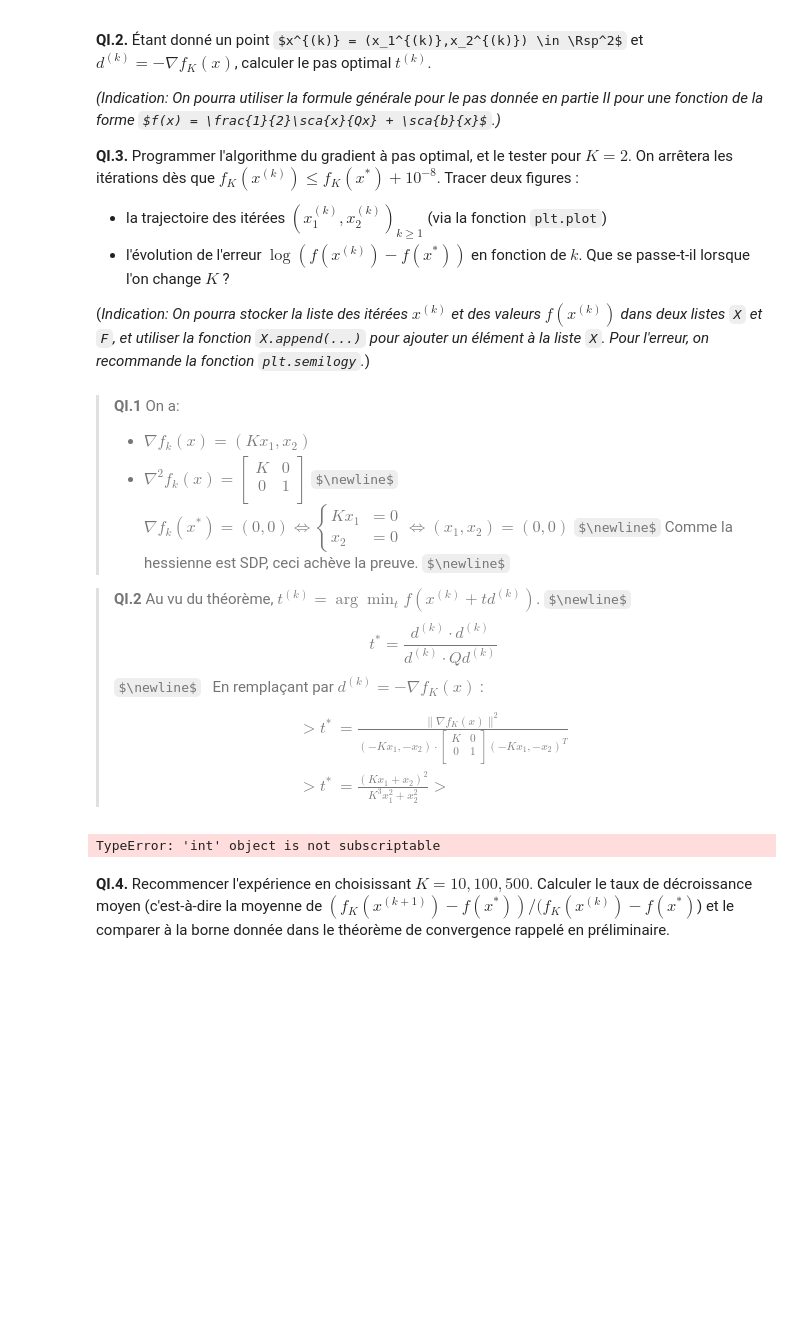
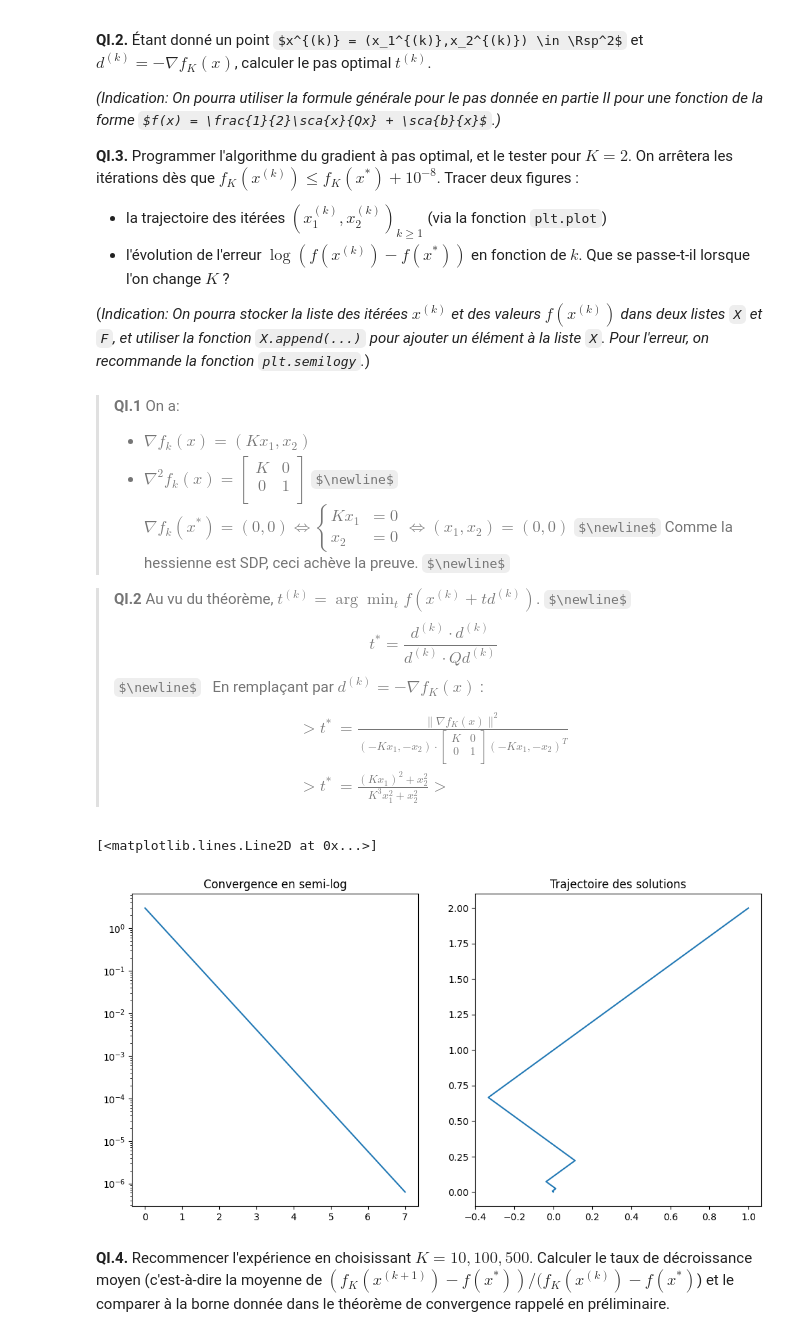
Before and after one commit to aboissie/Algorithms-for-Optimization-, a Jupyter notebook: TP1/tp1-sujet.ipynb, the cells around one changed output. Saved outputs shown, nothing was run; the diff lists cells and outputs as text; code cells hidden in the pictures; some formulas as TeX source; blank space fills up the shorter version.

```diff
--- a/TP1/tp1-sujet.ipynb
+++ b/TP1/tp1-sujet.ipynb
@@ -100,32 +100,42 @@ x_2  &= 0
 > En remplaçant par $d^{(k)} = - \nabla f_K(x)$ :
 > \begin{align}
 > t^{*} &= \frac{\lVert \nabla f_K(x) \rVert^{2} }{(- Kx_1, - x_2) \cdot \begin{bmatrix} K & 0 \\ 0 & 1 \\ \end{bmatrix} (- Kx_1, - x_2)^{T}} \\
-> t^{*} &= \frac{(Kx_1 + x_2)^{2}}{K^{3} x_1^{2} + x_2^{2}}
+> t^{*} &= \frac{(Kx_1)^2 + x_2^2}{K^{3} x_1^{2} + x_2^{2}}
 > \end{align}
 # %%
 # on importe les modules numpy et pyplot
 import numpy as np
 import matplotlib.pyplot as plt
 # les deux commandes suivante paramètrent l'affichage des figures
 %matplotlib inline
 plt.rcParams['figure.figsize'] = [9.,6.]
 
 # initialiser les variables K,Q, x0, fmin
 K = 2.
 X = [] # tableau pour stocker la liste des itérées x^k
 F = [] # tableau pour stocker la liste des valeurs f(x^k)
 x = np.array([1.,K])
 
 Q = np.array([[K, 0], [0, 1]])
-f = lambda x: 1/2 * (K * x[0]**2 + x[1]**2)
+f = lambda x: (K * x[0]**2 + x[1]**2) / 2
 
-while(f(x) > f(0) + 10e-8):
+while(f(x) > f([0, 0]) + 10e-8):
     F.append(f(x))
     X.append(x)
     d = - Q.dot(x)
-    t = (K * x[0] + x[1])**2 / (K**3 * x[0]**2 + x[1]**2)
-    x = x + t * d
+    t = ((K * x[0])**2 + x[1]**2) / (K**3 * x[0]**2 + x[1]**2)
+    x = np.array(x + t * d)
+
+plt.figure(figsize = (12, 6))
+plt.subplot(1,2,1)
+plt.title("Convergence en semi-log")
+plt.semilogy(F)
+
+plt.subplot(1,2,2)
+plt.title("Trajectoire des solutions")
+plt.plot([x[0] for x in X], [x[1] for x in X])
 # %% [output]
-TypeError: 'int' object is not subscriptable
+[<matplotlib.lines.Line2D at 0x...>]
+[figure, added]
 # %% [markdown]
 **QI.4.** Recommencer l'expérience en choisissant $K = 10,100,500$. Calculer le taux de décroissance moyen (c'est-à-dire la moyenne de $(f_K(x^{(k+1)})-f(x^*))/(f_K(x^{(k)}) - f(x^*)$) et le comparer à la borne donnée dans le théorème de convergence rappelé en préliminaire.
```
Also changed, not shown: parts of 11 cells of this notebook, 3 other files.
